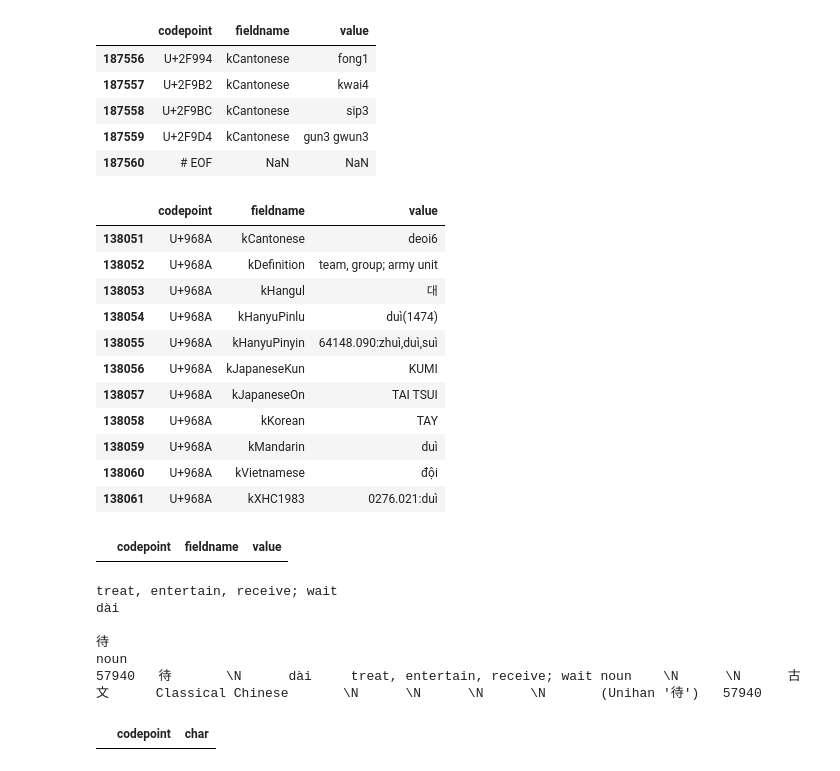
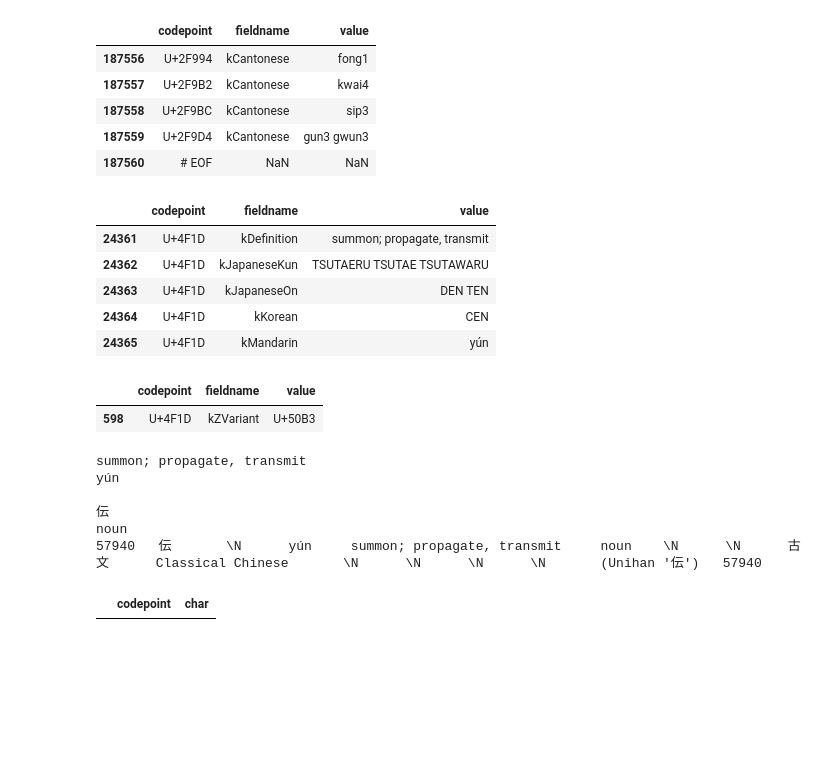
Before and after one commit to alexamies/chinesenotes.com, a Jupyter notebook: python/unihan.ipynb, the cells around one changed output. Saved outputs shown, nothing was run; the diff lists cells and outputs as text; code cells hidden in the pictures; blank space fills up the shorter version.

```diff
--- a/python/unihan.ipynb
+++ b/python/unihan.ipynb
@@ -32,28 +32,23 @@ readings.tail()
 | 187559 | U+2F9D4 | kCantonese | gun3 gwun3 |
 | 187560 | # EOF | NaN | NaN |
 # %%
-chinese = u'隊'
+chinese = u'伝'
 cp = 'U+' + hex(ord(chinese)).replace('0x', '').upper()
 chineseDf = readings[readings.codepoint == cp]
 chineseDf
 # %% [output]
 |  | codepoint | fieldname | value |
-| 138051 | U+968A | kCantonese | deoi6 |
-| 138052 | U+968A | kDefinition | team, group; army unit |
-| 138053 | U+968A | kHangul | 대 |
-| 138054 | U+968A | kHanyuPinlu | duì(1474) |
-| 138055 | U+968A | kHanyuPinyin | 64148.090:zhuì,duì,suì |
-| 138056 | U+968A | kJapaneseKun | KUMI |
-| 138057 | U+968A | kJapaneseOn | TAI TSUI |
-| 138058 | U+968A | kKorean | TAY |
-| 138059 | U+968A | kMandarin | duì |
-| 138060 | U+968A | kVietnamese | đội |
-| 138061 | U+968A | kXHC1983 | 0276.021:duì |
+| 24361 | U+4F1D | kDefinition | summon; propagate, transmit |
+| 24362 | U+4F1D | kJapaneseKun | TSUTAERU TSUTAE TSUTAWARU |
+| 24363 | U+4F1D | kJapaneseOn | DEN TEN |
+| 24364 | U+4F1D | kKorean | CEN |
+| 24365 | U+4F1D | kMandarin | yún |
 # %%
 variantsDf = variants[variants.codepoint == cp]
 variantsDf
 # %% [output]
 |  | codepoint | fieldname | value |
+| 598 | U+4F1D | kZVariant | U+50B3 |
 # %%
 english = "\\N"
 englishDF = chineseDf[chineseDf.fieldname == 'kDefinition']['value']
@@ -96,12 +91,12 @@ domain = u"古文\tClassical Chinese"
 print u"%d\t%s\t%s\t%s\t%s\t%s\t\\N\t\\N\t%s\t\\N\t\\N\t\\N\t\\N\t%s\t%d" % (
     luid, simplified, traditional, pinyin, english, grammar, domain, notes, luid)
 # %% [output]
-treat, entertain, receive; wait
-dài
+summon; propagate, transmit
+yún
 
-待
+伝
 noun
-57940   待       \N      dài     treat, entertain, receive; wait noun    \N      \N      古文      Classical Chinese       \N      \N      \N      \N       (Unihan '待')   57940
+57940   伝       \N      yún     summon; propagate, transmit     noun    \N      \N      古文      Classical Chinese       \N      \N      \N      \N       (Unihan '伝')   57940
 # %%
 # Generate lexical entries for the characters in file unknown.txt
 luid = 66853
```
Also changed, not shown: 4 other files.
